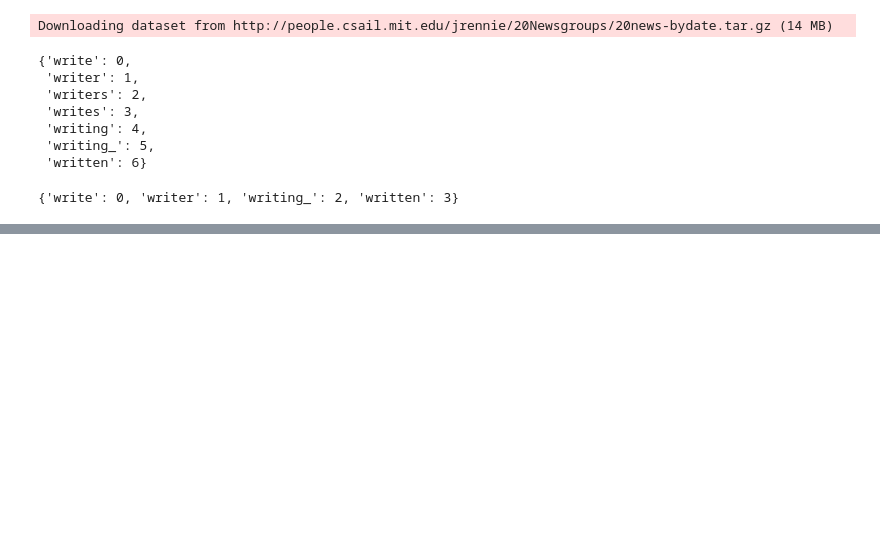
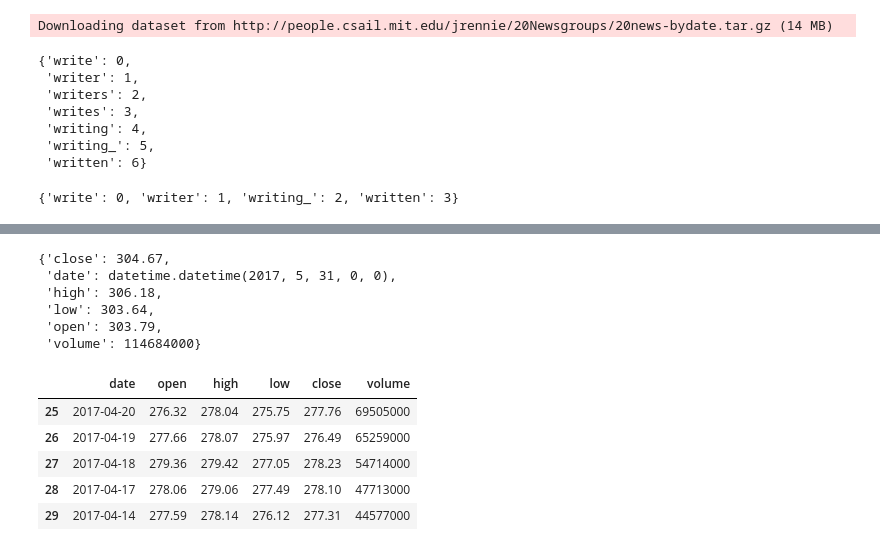
Before and after one commit to cyaai/FC_DSS_5th, a Jupyter notebook: class/Day_11_06.01.2017.ipynb, the cells around one changed output, grey strips where cells are left out. Drawn from its saved outputs; the diff is of its cells as text; code cells hidden in the pictures; blank space fills up the shorter version.

```diff
--- a/class/Day_11_06.01.2017.ipynb
+++ b/class/Day_11_06.01.2017.ipynb
@@ -458,0 +511,5 @@ contries = [
+# %%
+import requests
+url = "https://www.google.com/finance/historical?q=KRX%3AKOSPI200"
+req = requests.get(url)
+print(req.text[:1000])
@@ -458,0 +524,6 @@ contries = [
+# %%
+from bs4 import BeautifulSoup
+soup = BeautifulSoup(req.text, 'lxml')
+# %%
+table = soup.find("table", class_="gf-table historical_price")
+print(table.prettify()[:600])
@@ -458,0 +558,41 @@ contries = [
+# %%
+import dateutil
+
+list_records = []
+
+for i, r in enumerate(table.find_all('tr')):
+    record = None
+    for j, c in enumerate(r.find_all('td')):
+        if j == 0:
+            record = {"date": dateutil.parser.parse(c.text.strip())}
+        elif j == 1:
+            record.update({"open": float(c.text.strip())})
+        elif j == 2:
+            record.update({"high": float(c.text.strip())})
+        elif j == 3:
+            record.update({"low": float(c.text.strip())})
+        elif j == 4:
+            record.update({"close": float(c.text.strip())})
+        elif j == 5:
+            record.update({"volume": int(c.text.strip().replace(',',''))})
+    if record is not None:
+        list_records.append(record)
+# %%
+list_records[0]
+# %% [output]
+{'close': 304.67,
+ 'date': datetime.datetime(2017, 5, 31, 0, 0),
+ 'high': 306.18,
+ 'low': 303.64,
+ 'open': 303.79,
+ 'volume': 114684000}
+# %%
+df = pd.DataFrame(list_records, columns=["date", "open", "high", "low", "close", "volume"])
+df.tail()
+# %% [output]
+|  | date | open | high | low | close | volume |
+| 25 | 2017-04-20 | 276.32 | 278.04 | 275.75 | 277.76 | 69505000 |
+| 26 | 2017-04-19 | 277.66 | 278.07 | 275.97 | 276.49 | 65259000 |
+| 27 | 2017-04-18 | 279.36 | 279.42 | 277.05 | 278.23 | 54714000 |
+| 28 | 2017-04-17 | 278.06 | 279.06 | 277.49 | 278.10 | 47713000 |
+| 29 | 2017-04-14 | 277.59 | 278.14 | 276.12 | 277.31 | 44577000 |
```
Also changed, not shown: parts of 25 cells of this notebook.
